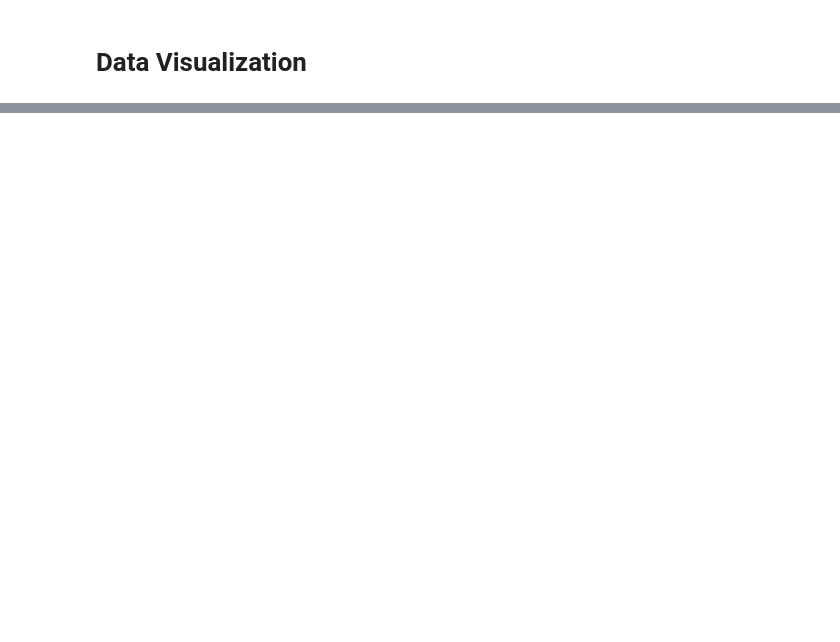
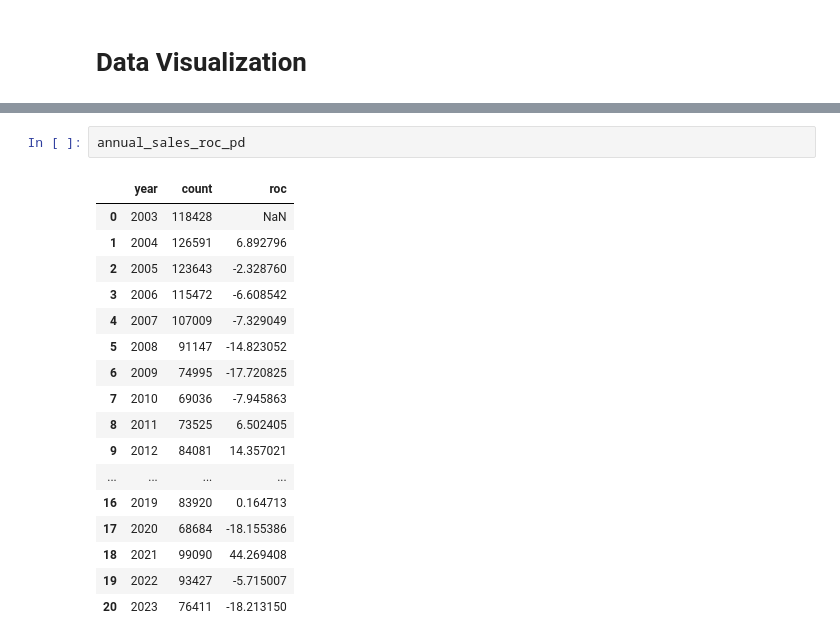
Before and after one commit to GuhGonk/NYC-Rolling-Sales, a Jupyter notebook: main.ipynb, the cells around one changed output, grey strips where cells are left out. Drawn from its saved outputs; the diff is of its cells as text; blank space fills up the shorter version.

```diff
--- a/main.ipynb
+++ b/main.ipynb
@@ -59,0 +59,20 @@ shape: (21, 3)
+# %%
+annual_sales_roc_pd
+# %% [output]
+|  | year | count | roc |
+| 0 | 2003 | 118428 | NaN |
+| 1 | 2004 | 126591 | 6.892796 |
+| 2 | 2005 | 123643 | -2.328760 |
+| 3 | 2006 | 115472 | -6.608542 |
+| 4 | 2007 | 107009 | -7.329049 |
+| 5 | 2008 | 91147 | -14.823052 |
+| 6 | 2009 | 74995 | -17.720825 |
+| 7 | 2010 | 69036 | -7.945863 |
+| 8 | 2011 | 73525 | 6.502405 |
+| 9 | 2012 | 84081 | 14.357021 |
+| ... | ... | ... | ... |
+| 16 | 2019 | 83920 | 0.164713 |
+| 17 | 2020 | 68684 | -18.155386 |
+| 18 | 2021 | 99090 | 44.269408 |
+| 19 | 2022 | 93427 | -5.715007 |
+| 20 | 2023 | 76411 | -18.213150 |
```
Also changed, not shown: parts of 10 cells of this notebook, 1 other file.
